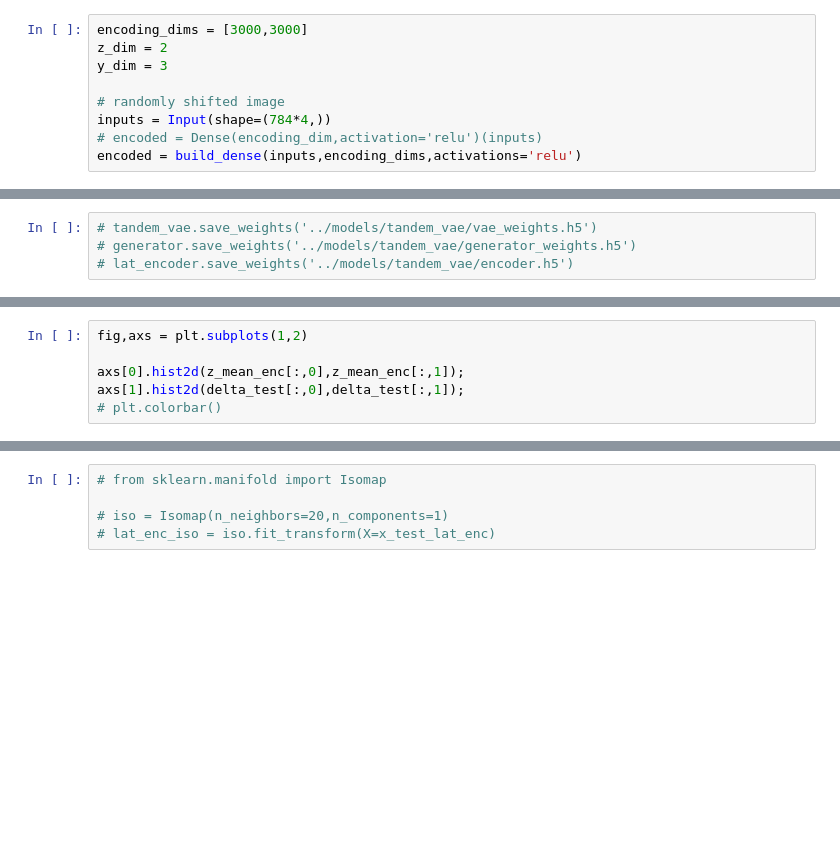
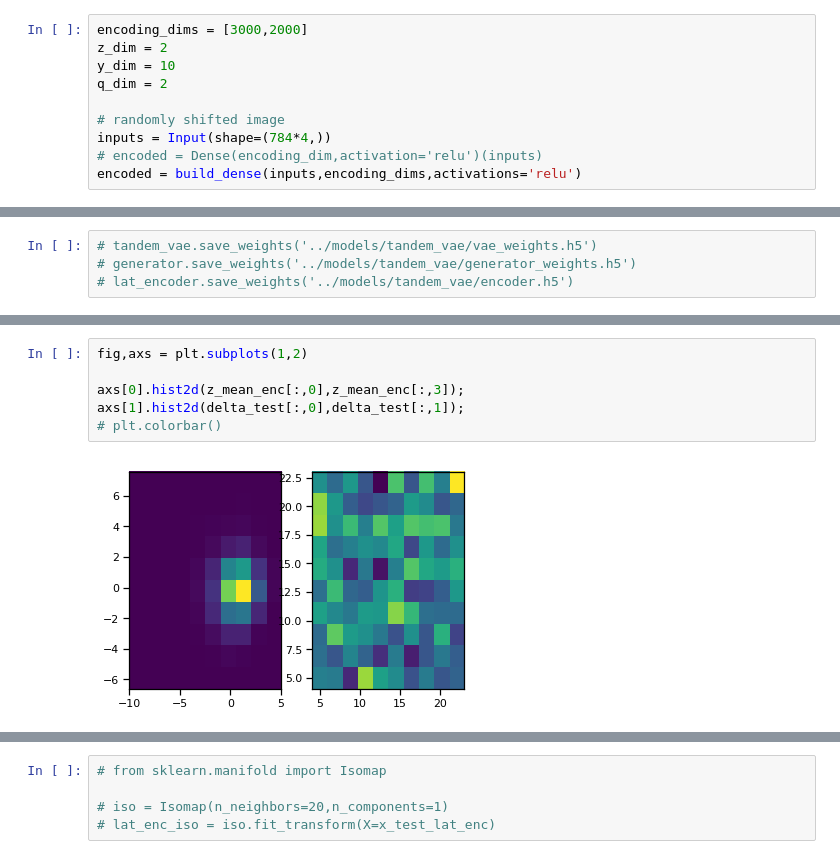
Before and after one commit to elijahc/vae, a Jupyter notebook: notebooks/04-tandem-vae-fa.ipynb, the cells around one changed output, grey strips where cells are left out. Saved outputs shown, nothing was run; the diff lists cells and outputs as text; blank space fills up the shorter version.

````diff
--- a/notebooks/04-tandem-vae-fa.ipynb
+++ b/notebooks/04-tandem-vae-fa.ipynb
@@ -143,9 +143,10 @@ fig.savefig('./shifted_mnist_3.png',dpi=300)
    |    h4 (1500)    |
 ```
 # %%
-encoding_dims = [3000,3000]
+encoding_dims = [3000,2000]
 z_dim = 2
-y_dim = 3
+y_dim = 10
+q_dim = 2
 
 # randomly shifted image
 inputs = Input(shape=(784*4,))
@@ -327,8 +362,10 @@ print('Classification Accuracy: ',classifier_perf[1])
 # %%
 fig,axs = plt.subplots(1,2)
 
-axs[0].hist2d(z_mean_enc[:,0],z_mean_enc[:,1]);
+axs[0].hist2d(z_mean_enc[:,0],z_mean_enc[:,3]);
 axs[1].hist2d(delta_test[:,0],delta_test[:,1]);
 # plt.colorbar()
+# %% [output]
+[figure, added]
 # %%
 examples=5
````
Also changed, not shown: parts of 26 cells of this notebook, 7 other files.
